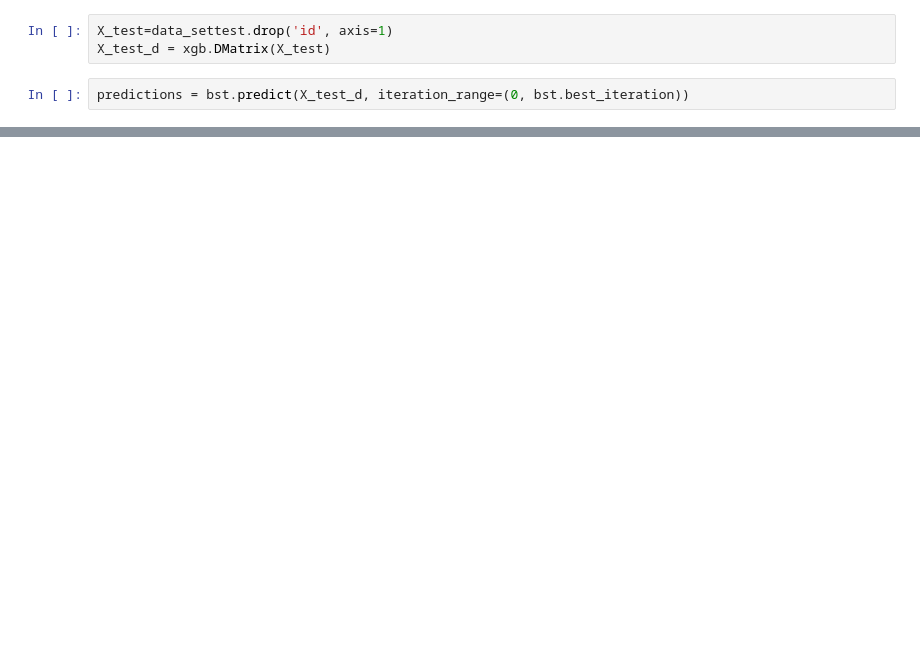
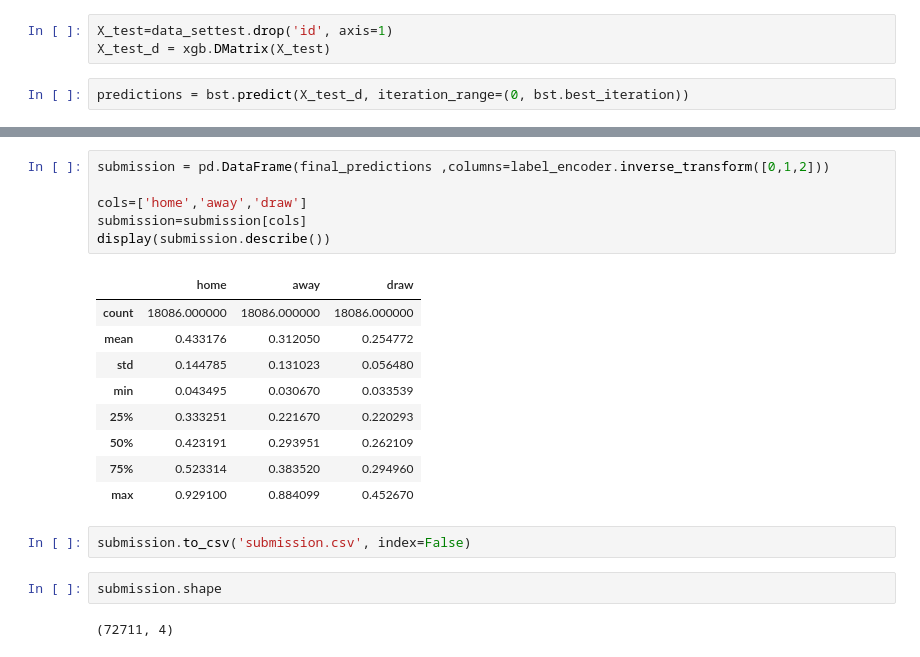
Before and after one commit to joshwein96/deep-learning-lab, a Jupyter notebook: DLLJoshuapreprocessing.ipynb, the cells around one changed output, grey strips where cells are left out. Saved outputs shown, nothing was run; the diff lists cells and outputs as text; blank space fills up the shorter version.

```diff
--- a/DLLJoshuapreprocessing.ipynb
+++ b/DLLJoshuapreprocessing.ipynb
@@ -470,0 +547,22 @@ array([[0.33737358, 0.30400792, 0.3586185 ],
+# %%
+submission = pd.DataFrame(final_predictions ,columns=label_encoder.inverse_transform([0,1,2]))
+
+cols=['home','away','draw']
+submission=submission[cols]
+display(submission.describe())
+# %% [output]
+|  | home | away | draw |
+| count | 18086.000000 | 18086.000000 | 18086.000000 |
+| mean | 0.433176 | 0.312050 | 0.254772 |
+| std | 0.144785 | 0.131023 | 0.056480 |
+| min | 0.043495 | 0.030670 | 0.033539 |
+| 25% | 0.333251 | 0.221670 | 0.220293 |
+| 50% | 0.423191 | 0.293951 | 0.262109 |
+| 75% | 0.523314 | 0.383520 | 0.294960 |
+| max | 0.929100 | 0.884099 | 0.452670 |
+# %%
+submission.to_csv('submission.csv', index=False)
+# %%
+submission.shape
+# %% [output]
+(72711, 4)
```
Also changed, not shown: parts of 30 cells of this notebook, 4 other files.
